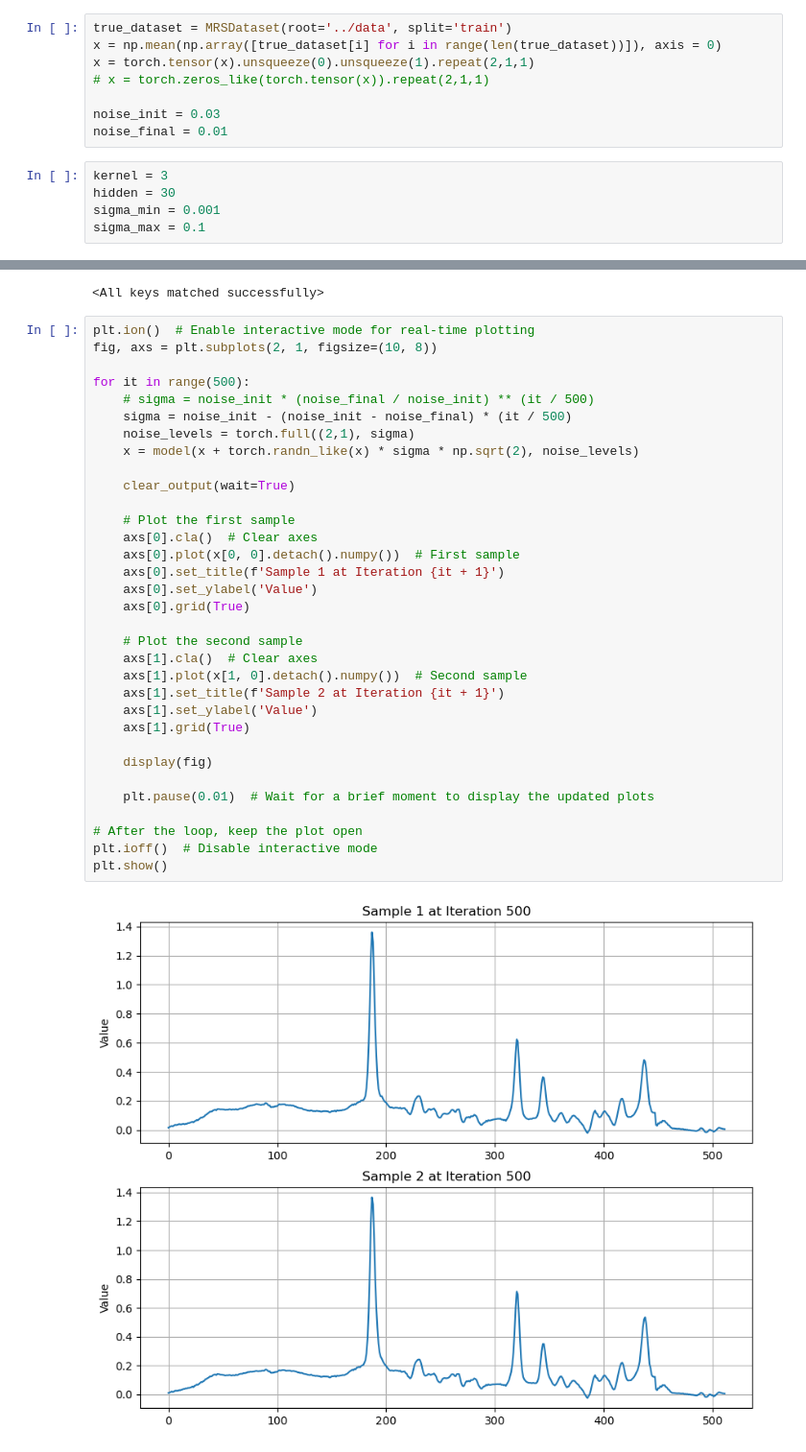
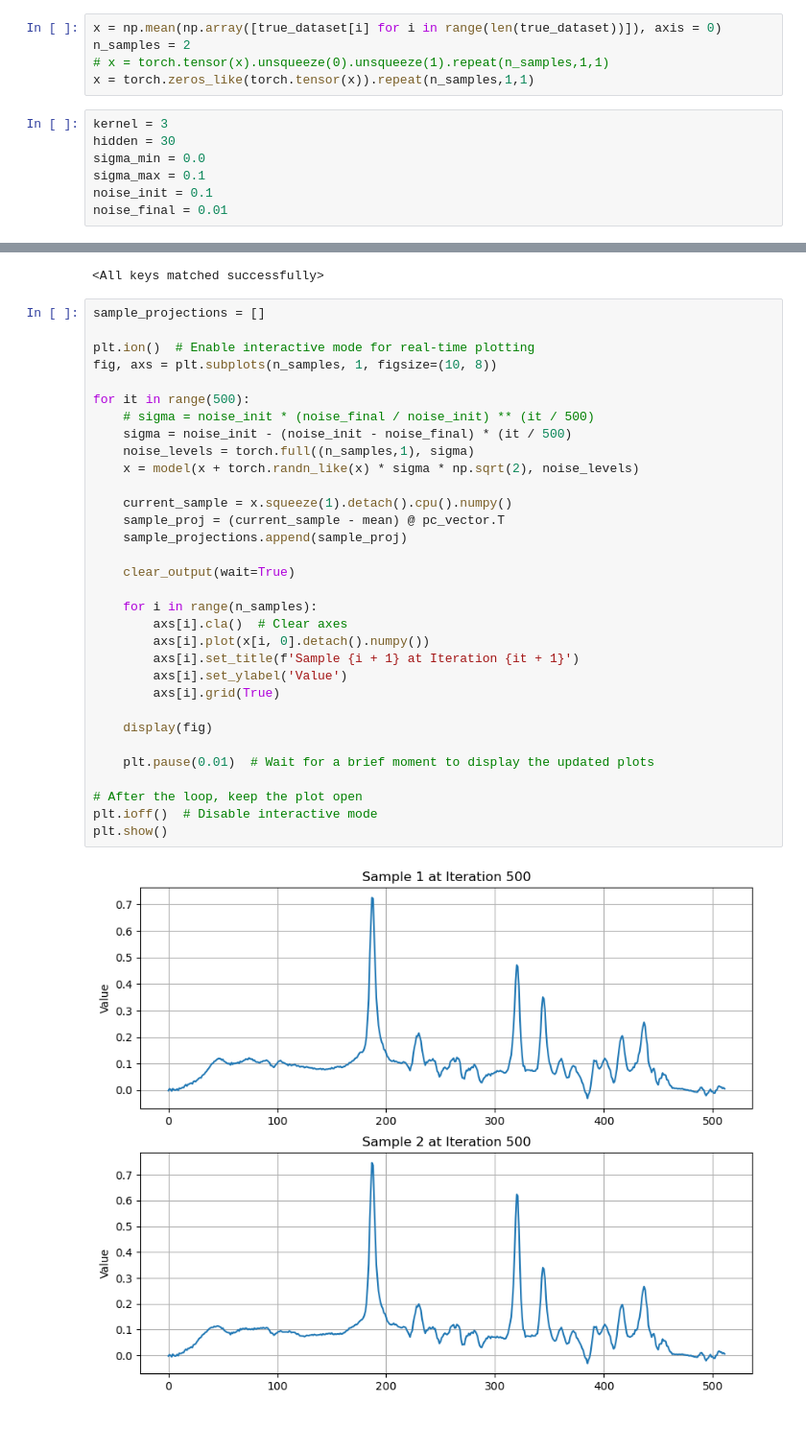
Before and after one commit to break-the-wa11/lpn_mrs, a Jupyter notebook: temp_code/test_sample.ipynb, the cells around one changed output, grey strips where cells are left out. Shown at 96% size. Cells and saved outputs as stored; diff of their text form.

Commit message:
Update code for training sigma-encoded conditional lpn

```diff
--- a/temp_code/test_sample.ipynb
+++ b/temp_code/test_sample.ipynb
@@ -17,53 +36,51 @@ from lpn_mrs.networks import LPN_cond
 # %%
-true_dataset = MRSDataset(root='../data', split='train')
 x = np.mean(np.array([true_dataset[i] for i in range(len(true_dataset))]), axis = 0)
-x = torch.tensor(x).unsqueeze(0).unsqueeze(1).repeat(2,1,1)
-# x = torch.zeros_like(torch.tensor(x)).repeat(2,1,1)
-
-noise_init = 0.03
-noise_final = 0.01
+n_samples = 2
+# x = torch.tensor(x).unsqueeze(0).unsqueeze(1).repeat(n_samples,1,1)
+x = torch.zeros_like(torch.tensor(x)).repeat(n_samples,1,1)
 # %%
 kernel = 3
 hidden = 30
-sigma_min = 0.001
+sigma_min = 0.0
 sigma_max = 0.1
+noise_init = 0.1
+noise_final = 0.01
 # %%
 model = LPN_cond(in_dim = 1, hidden_c=1, hidden=hidden, kernel=kernel, beta=10, alpha=1e-6)
 model.load_state_dict(torch.load(f"../weights/lpn_cond_mrs_h_{hidden}_k_{kernel}_n_({sigma_min}_{sigma_max})/LPN_best.pt"))
 # %% [output]
 <All keys matched successfully>
 # %%
+sample_projections = []
+
 plt.ion()  # Enable interactive mode for real-time plotting
-fig, axs = plt.subplots(2, 1, figsize=(10, 8))
+fig, axs = plt.subplots(n_samples, 1, figsize=(10, 8))
 
 for it in range(500):
     # sigma = noise_init * (noise_final / noise_init) ** (it / 500)
     sigma = noise_init - (noise_init - noise_final) * (it / 500)
-    noise_levels = torch.full((2,1), sigma)
+    noise_levels = torch.full((n_samples,1), sigma)
     x = model(x + torch.randn_like(x) * sigma * np.sqrt(2), noise_levels)
+
+    current_sample = x.squeeze(1).detach().cpu().numpy()
+    sample_proj = (current_sample - mean) @ pc_vector.T
+    sample_projections.append(sample_proj)
 
     clear_output(wait=True)
 
-    # Plot the first sample
-    axs[0].cla()  # Clear axes
-    axs[0].plot(x[0, 0].detach().numpy())  # First sample
-    axs[0].set_title(f'Sample 1 at Iteration {it + 1}')
-    axs[0].set_ylabel('Value')
-    axs[0].grid(True)
-
-    # Plot the second sample
-    axs[1].cla()  # Clear axes
-    axs[1].plot(x[1, 0].detach().numpy())  # Second sample
-    axs[1].set_title(f'Sample 2 at Iteration {it + 1}')
-    axs[1].set_ylabel('Value')
-    axs[1].grid(True)
+    for i in range(n_samples):
+        axs[i].cla()  # Clear axes
+        axs[i].plot(x[i, 0].detach().numpy())
+        axs[i].set_title(f'Sample {i + 1} at Iteration {it + 1}')
+        axs[i].set_ylabel('Value')
+        axs[i].grid(True)
 
     display(fig)
 
     plt.pause(0.01)  # Wait for a brief moment to display the updated plots
 
 # After the loop, keep the plot open
 plt.ioff()  # Disable interactive mode
 plt.show()
 # %% [output]
-[figure, old version]
+[figure, new version]
```
Also changed, not shown: parts of 4 cells of this notebook, 5 other files.
